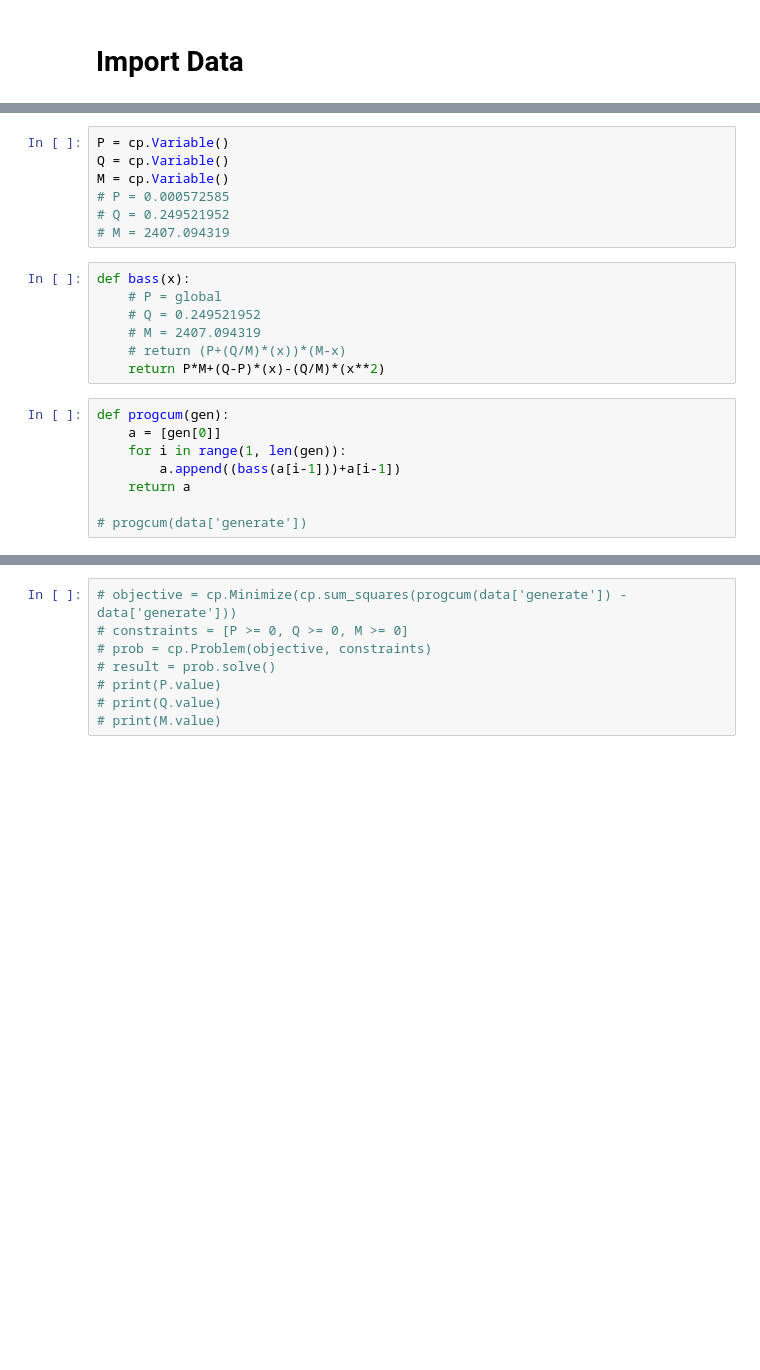
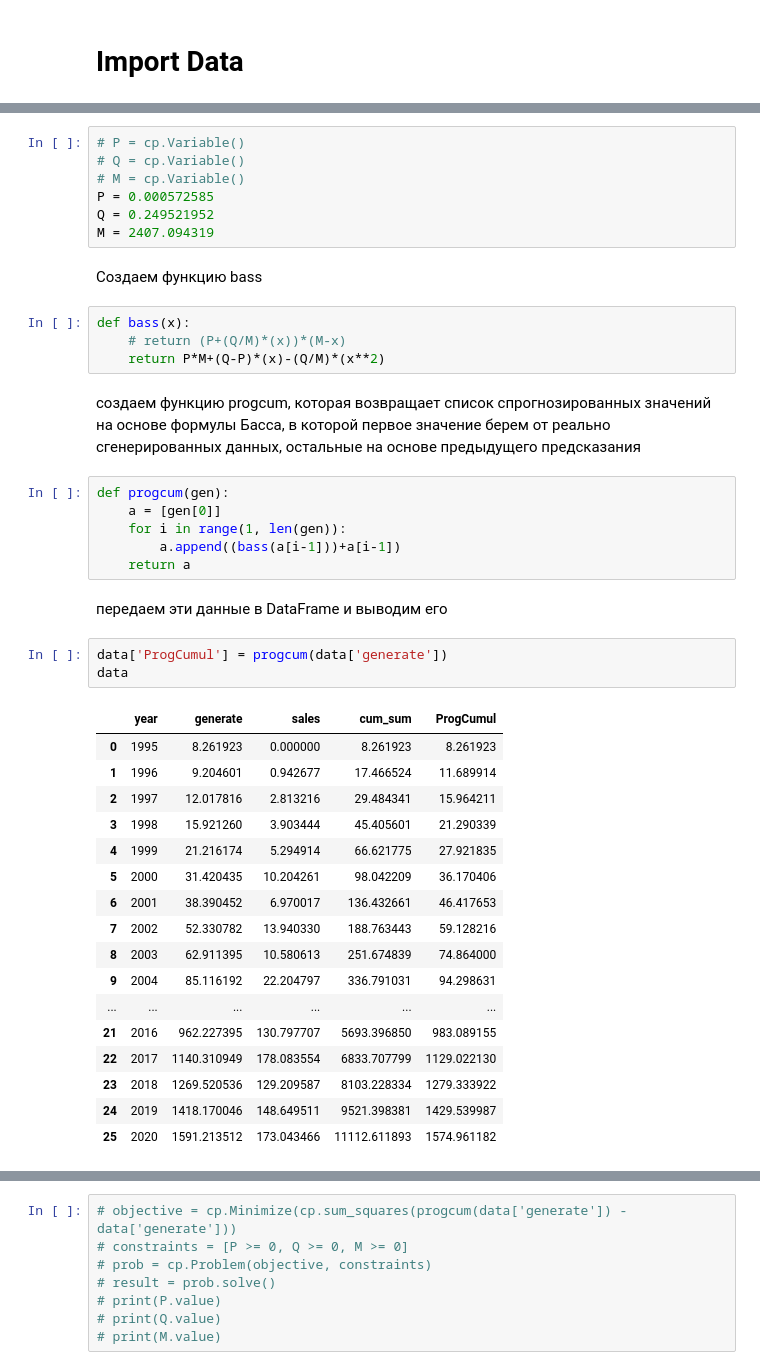
Before and after one commit to Misha1601/magistr, a Jupyter notebook: Optimization-in-Excel-vs-Python/cvxpy_bass.ipynb, the cells around one changed output, grey strips where cells are left out. Drawn from its saved outputs; the diff is of its cells as text; blank space fills up the shorter version.

```diff
--- a/Optimization-in-Excel-vs-Python/cvxpy_bass.ipynb
+++ b/Optimization-in-Excel-vs-Python/cvxpy_bass.ipynb
@@ -34,22 +39,45 @@ data
 # %%
-P = cp.Variable()
-Q = cp.Variable()
-M = cp.Variable()
-# P = 0.000572585
-# Q = 0.249521952
-# M = 2407.094319
+# P = cp.Variable()
+# Q = cp.Variable()
+# M = cp.Variable()
+P = 0.000572585
+Q = 0.249521952
+M = 2407.094319
+# %% [markdown]
+Создаем функцию bass
 # %%
 def bass(x):
-    # P = global
-    # Q = 0.249521952
-    # M = 2407.094319
     # return (P+(Q/M)*(x))*(M-x)
     return P*M+(Q-P)*(x)-(Q/M)*(x**2)
+# %% [markdown]
+создаем функцию progcum, которая возвращает список спрогнозированных значений на основе формулы Басса,
+в которой первое значение берем от реально сгенерированных данных, остальные на основе предыдущего предсказания
 # %%
 def progcum(gen):
     a = [gen[0]]
     for i in range(1, len(gen)):
         a.append((bass(a[i-1]))+a[i-1])
     return a
-
-# progcum(data['generate'])
+# %% [markdown]
+передаем эти данные в DataFrame и выводим его
+# %%
+data['ProgCumul'] = progcum(data['generate'])
+data
+# %% [output]
+|  | year | generate | sales | cum_sum | ProgCumul |
+| 0 | 1995 | 8.261923 | 0.000000 | 8.261923 | 8.261923 |
+| 1 | 1996 | 9.204601 | 0.942677 | 17.466524 | 11.689914 |
+| 2 | 1997 | 12.017816 | 2.813216 | 29.484341 | 15.964211 |
+| 3 | 1998 | 15.921260 | 3.903444 | 45.405601 | 21.290339 |
+| 4 | 1999 | 21.216174 | 5.294914 | 66.621775 | 27.921835 |
+| 5 | 2000 | 31.420435 | 10.204261 | 98.042209 | 36.170406 |
+| 6 | 2001 | 38.390452 | 6.970017 | 136.432661 | 46.417653 |
+| 7 | 2002 | 52.330782 | 13.940330 | 188.763443 | 59.128216 |
+| 8 | 2003 | 62.911395 | 10.580613 | 251.674839 | 74.864000 |
+| 9 | 2004 | 85.116192 | 22.204797 | 336.791031 | 94.298631 |
+| ... | ... | ... | ... | ... | ... |
+| 21 | 2016 | 962.227395 | 130.797707 | 5693.396850 | 983.089155 |
+| 22 | 2017 | 1140.310949 | 178.083554 | 6833.707799 | 1129.022130 |
+| 23 | 2018 | 1269.520536 | 129.209587 | 8103.228334 | 1279.333922 |
+| 24 | 2019 | 1418.170046 | 148.649511 | 9521.398381 | 1429.539987 |
+| 25 | 2020 | 1591.213512 | 173.043466 | 11112.611893 | 1574.961182 |
```
Also changed, not shown: parts of 14 cells of this notebook, 2 other files.
